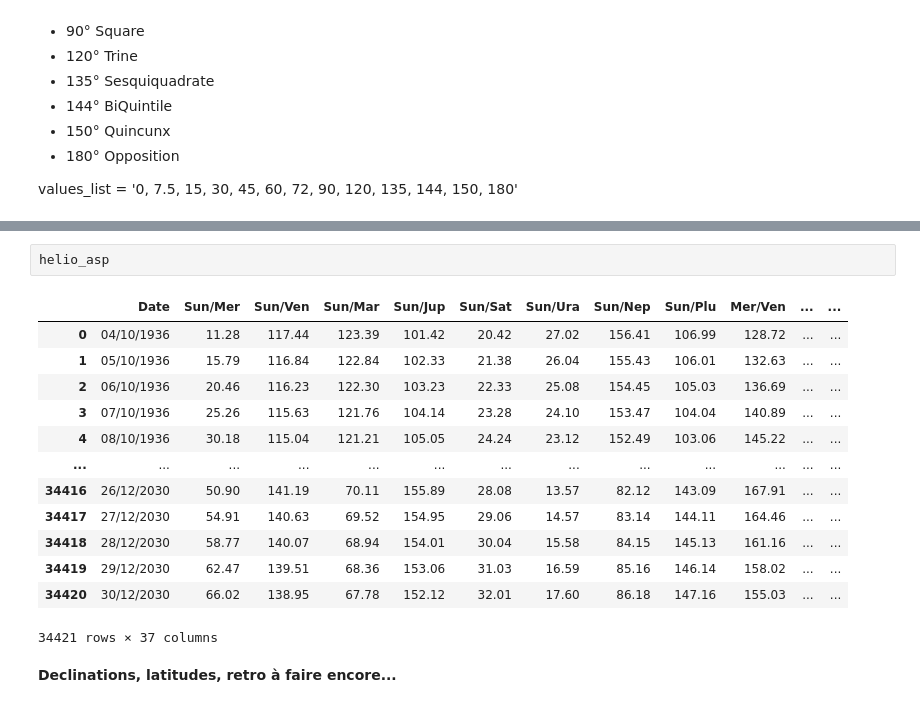
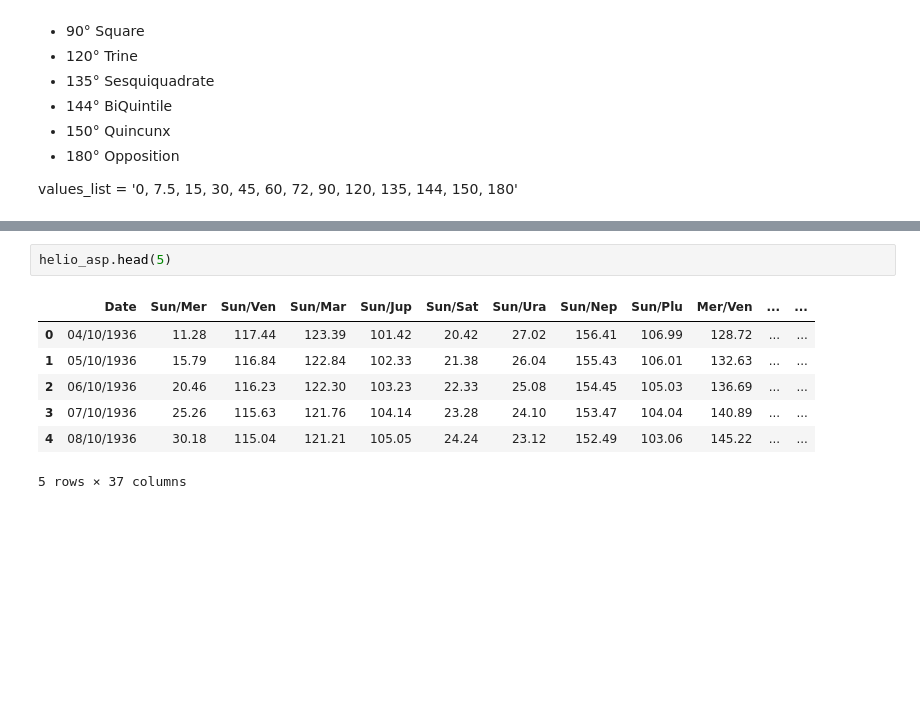
Before and after one commit to amirlehmam/MEMOIREPROPRE, a Jupyter notebook: PIPELINE.ipynb, the cells around one changed output, grey strips where cells are left out. Cells and saved outputs as stored; diff of their text form; blank space fills up the shorter version.

```diff
--- a/PIPELINE.ipynb
+++ b/PIPELINE.ipynb
@@ -4146,18 +4146,10 @@ TrTr.round()
 # %%
-helio_asp
+helio_asp.head(5)
 # %% [output]
 |  | Date | Sun/Mer | Sun/Ven | Sun/Mar | Sun/Jup | Sun/Sat | Sun/Ura | Sun/Nep | Sun/Plu | Mer/Ven | ... | ... |
 | 0 | 04/10/1936 | 11.28 | 117.44 | 123.39 | 101.42 | 20.42 | 27.02 | 156.41 | 106.99 | 128.72 | ... | ... |
 | 1 | 05/10/1936 | 15.79 | 116.84 | 122.84 | 102.33 | 21.38 | 26.04 | 155.43 | 106.01 | 132.63 | ... | ... |
 | 2 | 06/10/1936 | 20.46 | 116.23 | 122.30 | 103.23 | 22.33 | 25.08 | 154.45 | 105.03 | 136.69 | ... | ... |
 | 3 | 07/10/1936 | 25.26 | 115.63 | 121.76 | 104.14 | 23.28 | 24.10 | 153.47 | 104.04 | 140.89 | ... | ... |
 | 4 | 08/10/1936 | 30.18 | 115.04 | 121.21 | 105.05 | 24.24 | 23.12 | 152.49 | 103.06 | 145.22 | ... | ... |
-| ... | ... | ... | ... | ... | ... | ... | ... | ... | ... | ... | ... | ... |
-| 34416 | 26/12/2030 | 50.90 | 141.19 | 70.11 | 155.89 | 28.08 | 13.57 | 82.12 | 143.09 | 167.91 | ... | ... |
-| 34417 | 27/12/2030 | 54.91 | 140.63 | 69.52 | 154.95 | 29.06 | 14.57 | 83.14 | 144.11 | 164.46 | ... | ... |
-| 34418 | 28/12/2030 | 58.77 | 140.07 | 68.94 | 154.01 | 30.04 | 15.58 | 84.15 | 145.13 | 161.16 | ... | ... |
-| 34419 | 29/12/2030 | 62.47 | 139.51 | 68.36 | 153.06 | 31.03 | 16.59 | 85.16 | 146.14 | 158.02 | ... | ... |
-| 34420 | 30/12/2030 | 66.02 | 138.95 | 67.78 | 152.12 | 32.01 | 17.60 | 86.18 | 147.16 | 155.03 | ... | ... |
-34421 rows × 37 columns
+5 rows × 37 columns
-# %% [markdown]
-**Declinations, latitudes, retro à faire encore...**
```
Also changed, not shown: parts of 78 cells of this notebook, 3 other files.
